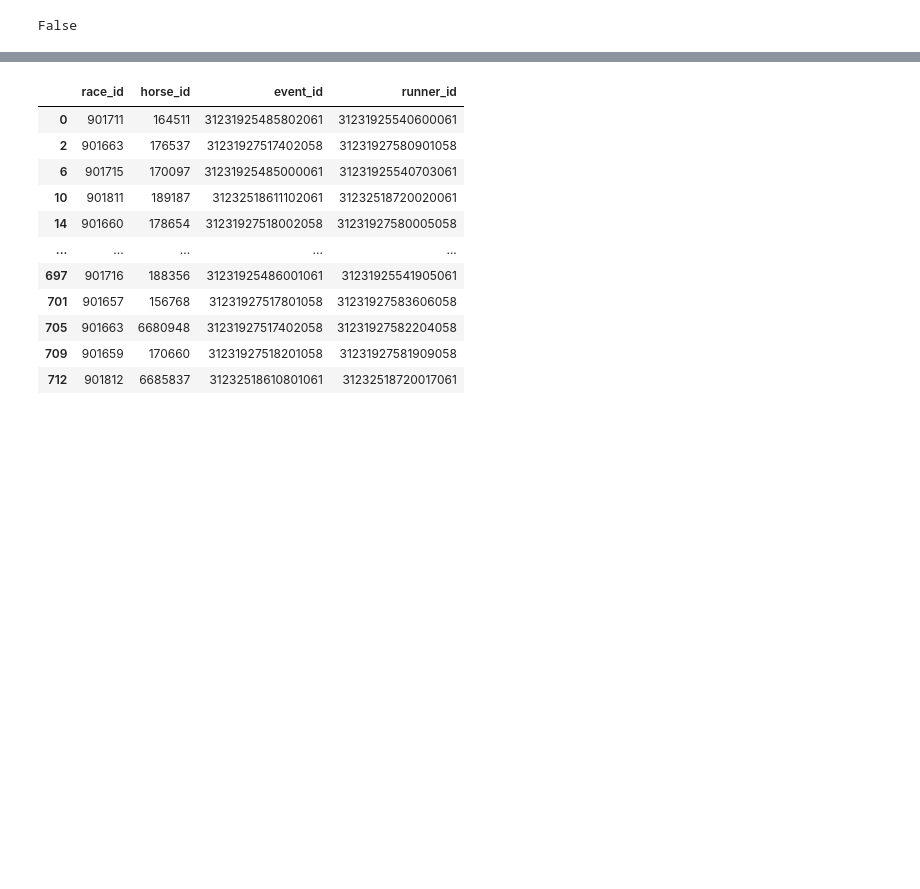
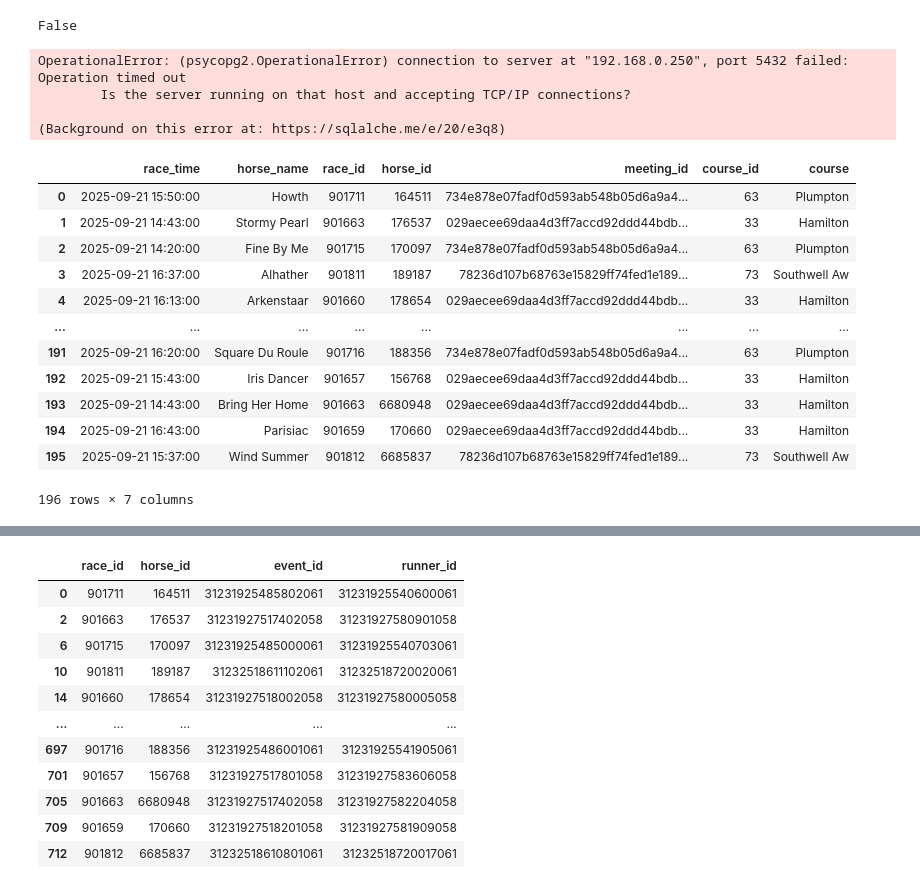
Before and after one commit to twattley/racing-api-project, a Jupyter notebook: notebooks/matchbook_api.ipynb, the cells around one changed output, grey strips where cells are left out. Cells and saved outputs as stored; diff of their text form; code cells hidden in the pictures; blank space fills up the shorter version.

```diff
--- a/notebooks/matchbook_api.ipynb
+++ b/notebooks/matchbook_api.ipynb
@@ -299,14 +301,32 @@ td = pg.fetch_data(
             race_time,
             horse_name,
             race_id,
-            horse_id,
-            meeting_id,
-            course_id,
-            course
+            horse_id
         FROM
             public.todays_data
     """
 )
+# %% [output]
+OperationalError: (psycopg2.OperationalError) connection to server at "192.168.0.250", port 5432 failed: Operation timed out
+        Is the server running on that host and accepting TCP/IP connections?
+
+(Background on this error at: https://sqlalche.me/e/20/e3q8)
+# %%
+td
+# %% [output]
+|  | race_time | horse_name | race_id | horse_id | meeting_id | course_id | course |
+| 0 | 2025-09-21 15:50:00 | Howth | 901711 | 164511 | 734e878e07fadf0d593ab548b05d6a9a4... | 63 | Plumpton |
+| 1 | 2025-09-21 14:43:00 | Stormy Pearl | 901663 | 176537 | 029aecee69daa4d3ff7accd92ddd44bdb... | 33 | Hamilton |
+| 2 | 2025-09-21 14:20:00 | Fine By Me | 901715 | 170097 | 734e878e07fadf0d593ab548b05d6a9a4... | 63 | Plumpton |
+| 3 | 2025-09-21 16:37:00 | Alhather | 901811 | 189187 | 78236d107b68763e15829ff74fed1e189... | 73 | Southwell Aw |
+| 4 | 2025-09-21 16:13:00 | Arkenstaar | 901660 | 178654 | 029aecee69daa4d3ff7accd92ddd44bdb... | 33 | Hamilton |
+| ... | ... | ... | ... | ... | ... | ... | ... |
+| 191 | 2025-09-21 16:20:00 | Square Du Roule | 901716 | 188356 | 734e878e07fadf0d593ab548b05d6a9a4... | 63 | Plumpton |
+| 192 | 2025-09-21 15:43:00 | Iris Dancer | 901657 | 156768 | 029aecee69daa4d3ff7accd92ddd44bdb... | 33 | Hamilton |
+| 193 | 2025-09-21 14:43:00 | Bring Her Home | 901663 | 6680948 | 029aecee69daa4d3ff7accd92ddd44bdb... | 33 | Hamilton |
+| 194 | 2025-09-21 16:43:00 | Parisiac | 901659 | 170660 | 029aecee69daa4d3ff7accd92ddd44bdb... | 33 | Hamilton |
+| 195 | 2025-09-21 15:37:00 | Wind Summer | 901812 | 6685837 | 78236d107b68763e15829ff74fed1e189... | 73 | Southwell Aw |
+196 rows × 7 columns
 # %%
 def format_horse_name(data: pd.DataFrame) -> pd.DataFrame:
     data = data.assign(
```
Also changed, not shown: parts of 3 cells of this notebook, 8 other files.
